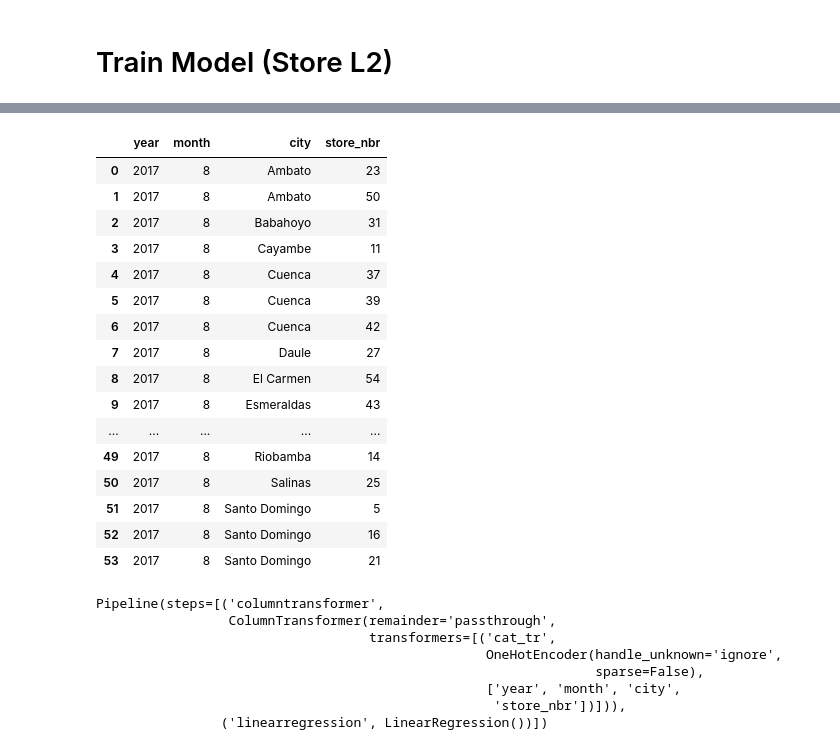
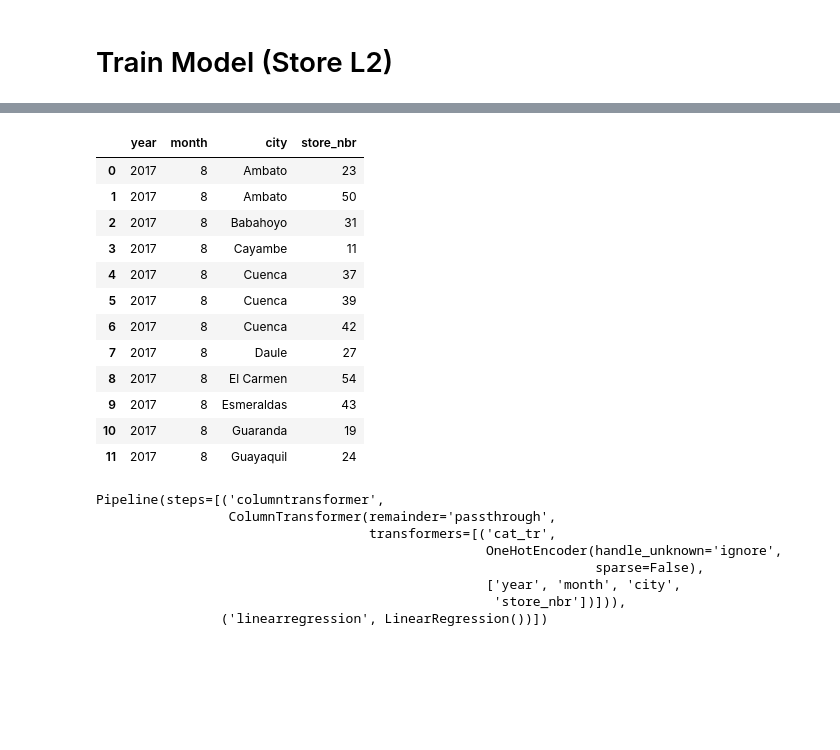
Before and after one commit to mrdaraujo/business_case_869, a Jupyter notebook: notebooks/victor_package_tests.ipynb, the cells around one changed output, grey strips where cells are left out. Saved outputs shown, nothing was run; the diff lists cells and outputs as text; code cells hidden in the pictures; blank space fills up the shorter version.

```diff
--- a/notebooks/victor_package_tests.ipynb
+++ b/notebooks/victor_package_tests.ipynb
@@ -203,23 +196,19 @@ Name: sales, Length: 3024, dtype: float64
 # %%
-X_predict
+X_predict.head(12)
 # %% [output]
 |  | year | month | city | store_nbr |
 | 0 | 2017 | 8 | Ambato | 23 |
 | 1 | 2017 | 8 | Ambato | 50 |
 | 2 | 2017 | 8 | Babahoyo | 31 |
 | 3 | 2017 | 8 | Cayambe | 11 |
 | 4 | 2017 | 8 | Cuenca | 37 |
 | 5 | 2017 | 8 | Cuenca | 39 |
 | 6 | 2017 | 8 | Cuenca | 42 |
 | 7 | 2017 | 8 | Daule | 27 |
 | 8 | 2017 | 8 | El Carmen | 54 |
 | 9 | 2017 | 8 | Esmeraldas | 43 |
-| ... | ... | ... | ... | ... |
-| 49 | 2017 | 8 | Riobamba | 14 |
-| 50 | 2017 | 8 | Salinas | 25 |
-| 51 | 2017 | 8 | Santo Domingo | 5 |
-| 52 | 2017 | 8 | Santo Domingo | 16 |
-| 53 | 2017 | 8 | Santo Domingo | 21 |
+| 10 | 2017 | 8 | Guaranda | 19 |
+| 11 | 2017 | 8 | Guayaquil | 24 |
 # %%
 job = joblib.load('model_store.joblib')
 job
```
Also changed, not shown: parts of 33 cells of this notebook, 13 other files.
